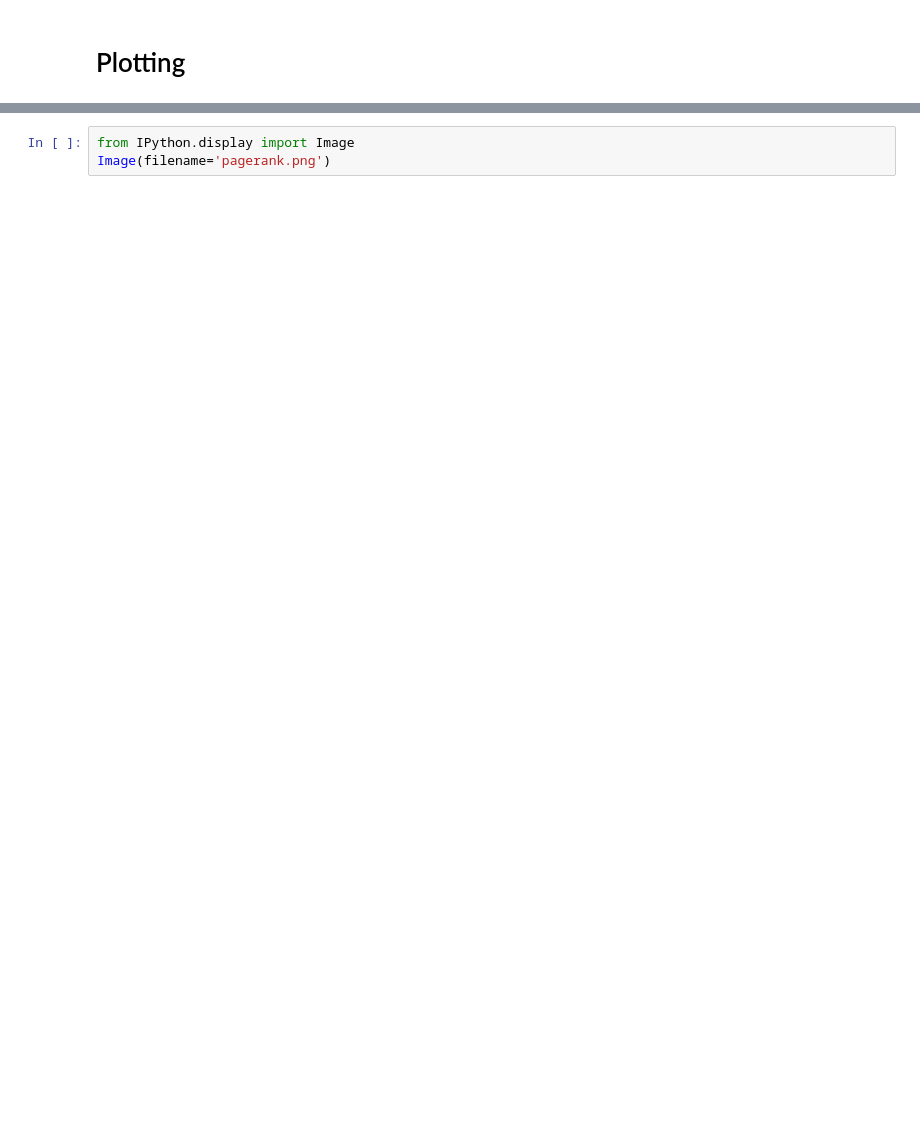
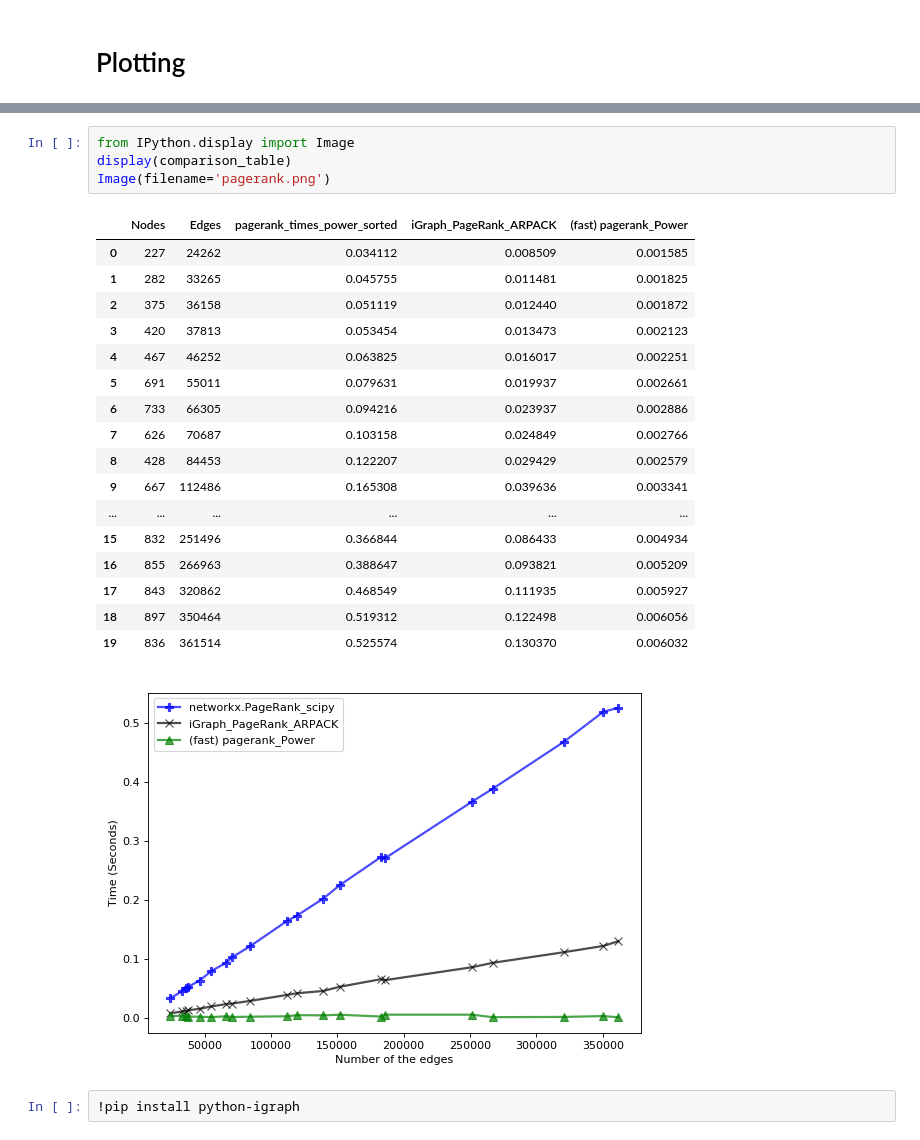
Before and after one commit to asajadi/fast-pagerank, a Jupyter notebook: notebooks/Fast-PageRank.ipynb, the cells around one changed output, grey strips where cells are left out. Drawn from its saved outputs; the diff is of its cells as text; blank space fills up the shorter version.

```diff
--- a/notebooks/Fast-PageRank.ipynb
+++ b/notebooks/Fast-PageRank.ipynb
@@ -619,4 +649,26 @@ plt.savefig('pagerank.png')
 plt.close(fig)
 # %%
 from IPython.display import Image
+display(comparison_table)
 Image(filename='pagerank.png')
+# %% [output]
+|  | Nodes | Edges | pagerank_times_power_sorted | iGraph_PageRank_ARPACK | (fast) pagerank_Power |
+| 0 | 227 | 24262 | 0.034112 | 0.008509 | 0.001585 |
+| 1 | 282 | 33265 | 0.045755 | 0.011481 | 0.001825 |
+| 2 | 375 | 36158 | 0.051119 | 0.012440 | 0.001872 |
+| 3 | 420 | 37813 | 0.053454 | 0.013473 | 0.002123 |
+| 4 | 467 | 46252 | 0.063825 | 0.016017 | 0.002251 |
+| 5 | 691 | 55011 | 0.079631 | 0.019937 | 0.002661 |
+| 6 | 733 | 66305 | 0.094216 | 0.023937 | 0.002886 |
+| 7 | 626 | 70687 | 0.103158 | 0.024849 | 0.002766 |
+| 8 | 428 | 84453 | 0.122207 | 0.029429 | 0.002579 |
+| 9 | 667 | 112486 | 0.165308 | 0.039636 | 0.003341 |
+| ... | ... | ... | ... | ... | ... |
+| 15 | 832 | 251496 | 0.366844 | 0.086433 | 0.004934 |
+| 16 | 855 | 266963 | 0.388647 | 0.093821 | 0.005209 |
+| 17 | 843 | 320862 | 0.468549 | 0.111935 | 0.005927 |
+| 18 | 897 | 350464 | 0.519312 | 0.122498 | 0.006056 |
+| 19 | 836 | 361514 | 0.525574 | 0.130370 | 0.006032 |
+[figure, added]
+# %%
+!pip install python-igraph
```
Also changed, not shown: parts of 3 cells of this notebook.
